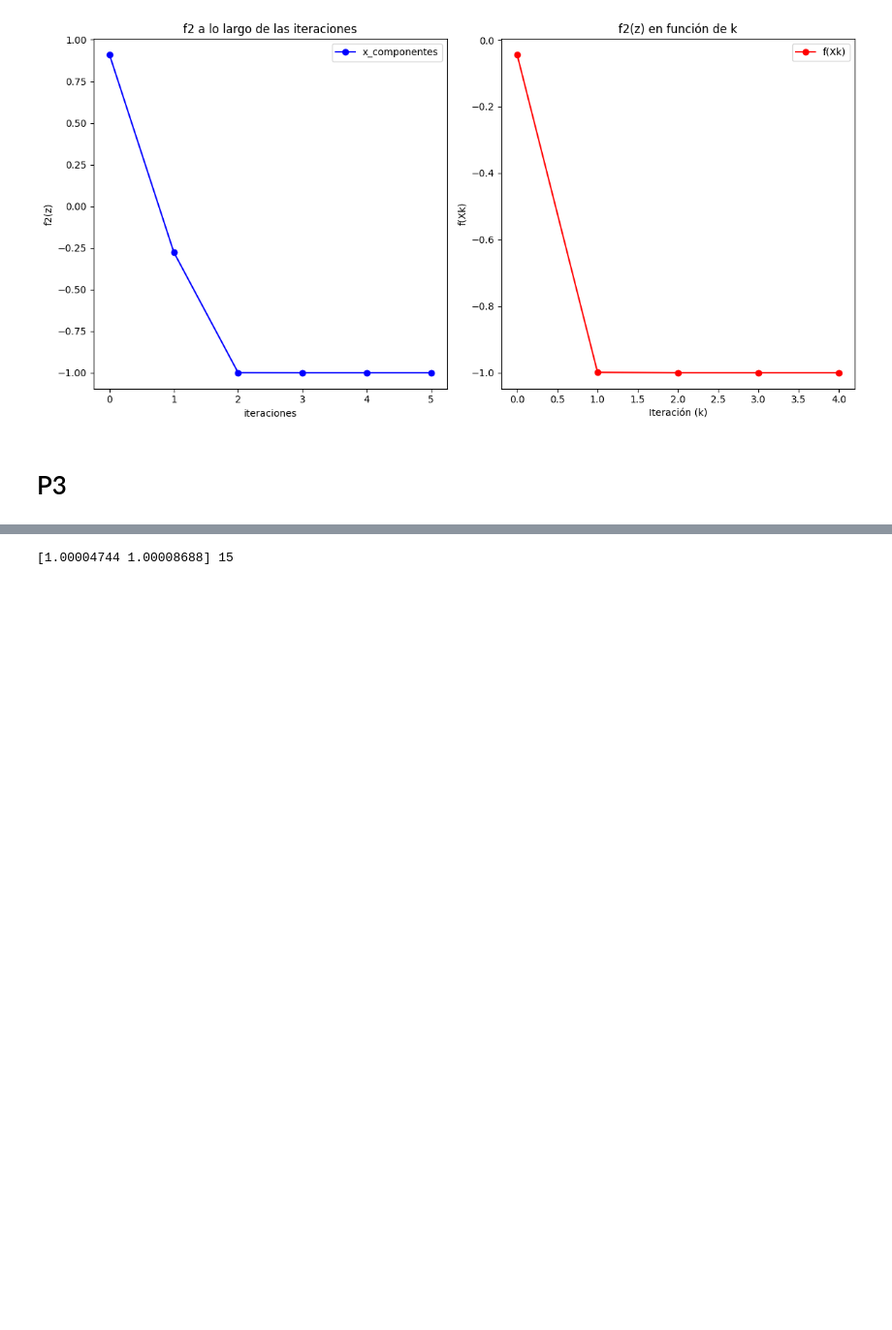
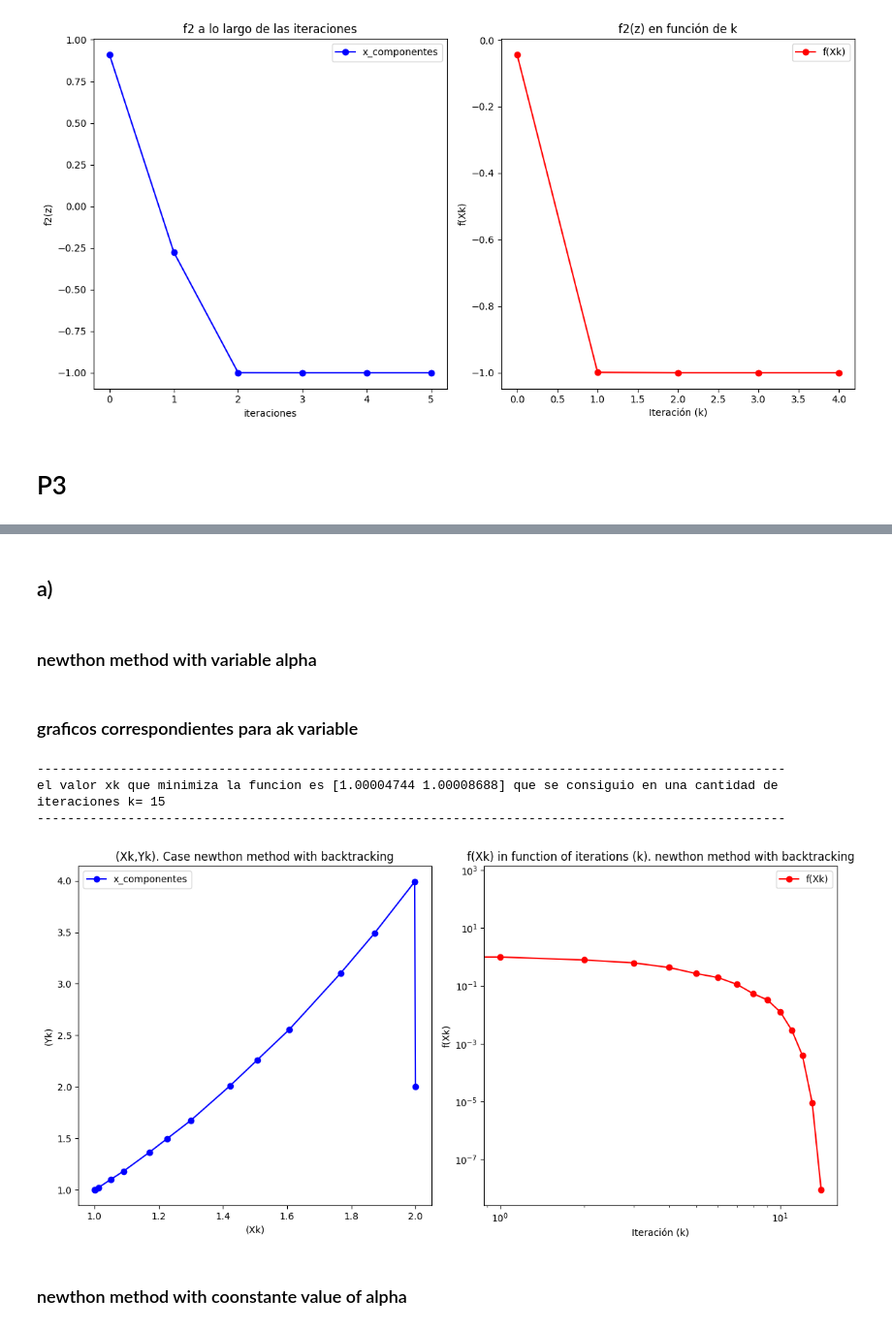
Before and after one commit to ElMermelaa/Tareas_opt_dim, a Jupyter notebook: Tarea_2_opti_dim.ipynb, the cells around one changed output, grey strips where cells are left out. Shown: that part at 97% size. Drawn from its saved outputs; the diff is of its cells as text; code cells hidden in the pictures; blank space fills up the shorter version.

```diff
--- a/Tarea_2_opti_dim.ipynb
+++ b/Tarea_2_opti_dim.ipynb
@@ -317,6 +319,10 @@ print(hessiana(f1,x))
+# %% [markdown]
+## a)
+# %% [markdown]
+### newthon method with variable alpha
 # %%
-def newton_method(f,xk):
-  xk = np.array(xk, dtype = float)
+def newton_method(f,x):
+  xk = np.array(x, dtype = float)
   epsilon = 1e-4
   k = 1
   data  = [[xk.copy()],[f(xk)]]
@@ -329,17 +335,50 @@ def newton_method(f,xk):
     alpha = backtracking_ak(f,xk,dk)
     xk1 = xk + alpha*dk
 
-    if np.linalg.norm(xk1-xk)<= epsilon or np.linalg.norm(grad)<=epsilon:
+    if np.linalg.norm(xk1 - xk)<= epsilon or np.linalg.norm(grad)<=epsilon:
       break
     xk = xk1
     data[0].append(xk)
     data[1].append(f(xk))
-    k+=1
+    k += 1
 
   return xk, k, data
-# %%
-x = [2,2]
-xk, k, data = newton_method(f1,x)
-print(xk, k)
-# %% [output]
-[1.00004744 1.00008688] 15
+# %% [markdown]
+### graficos correspondientes para ak variable
+# %%
+x = [2,2]
+xk, k, data = newton_method(f1,x)
+print("---------------------------------------------------------------------------------------------------")
+print('el valor xk que minimiza la funcion es',xk,"que se consiguio en una cantidad de iteraciones k=" ,k)
+print("---------------------------------------------------------------------------------------------------")
+x_points = [point[0] for point in data[0]]
+y_points = [point[1] for point in data[0]]
+f_outpout = [point for point in data[1]]
+
+plt.figure(figsize=(12, 6))
+
+plt.subplot(1, 2, 1)
+plt.plot(x_points, y_points, marker='o', linestyle='-', color='b', label='x_componentes')
+plt.xlabel('(Xk)')
+plt.ylabel('(Yk)')
+plt.title('(Xk,Yk). Case newthon method with backtracking')
+plt.legend()
+
+
+plt.subplot(1, 2, 2)
+plt.plot(range(k), f_outpout, marker='o', linestyle='-', color='r', label='f(Xk)')
+plt.xlabel('Iteración (k)')
+plt.ylabel('f(Xk)')
+plt.title('f(Xk) in function of iterations (k). newthon method with backtracking')
+plt.legend()
+plt.xscale("log")
+plt.yscale("log")
+plt.tight_layout()
+plt.show()
+# %% [output]
+---------------------------------------------------------------------------------------------------
+el valor xk que minimiza la funcion es [1.00004744 1.00008688] que se consiguio en una cantidad de iteraciones k= 15
+---------------------------------------------------------------------------------------------------
+[figure, added]
+# %% [markdown]
+### newthon method with coonstante value of alpha
```
Also changed, not shown: parts of 8 cells of this notebook.
